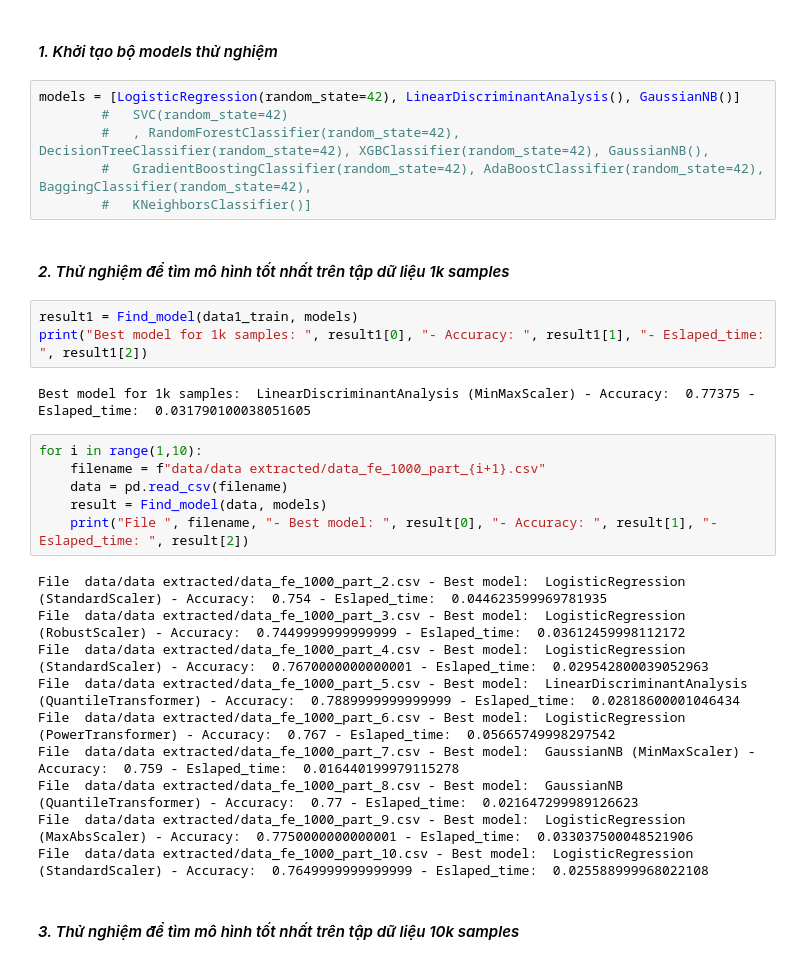
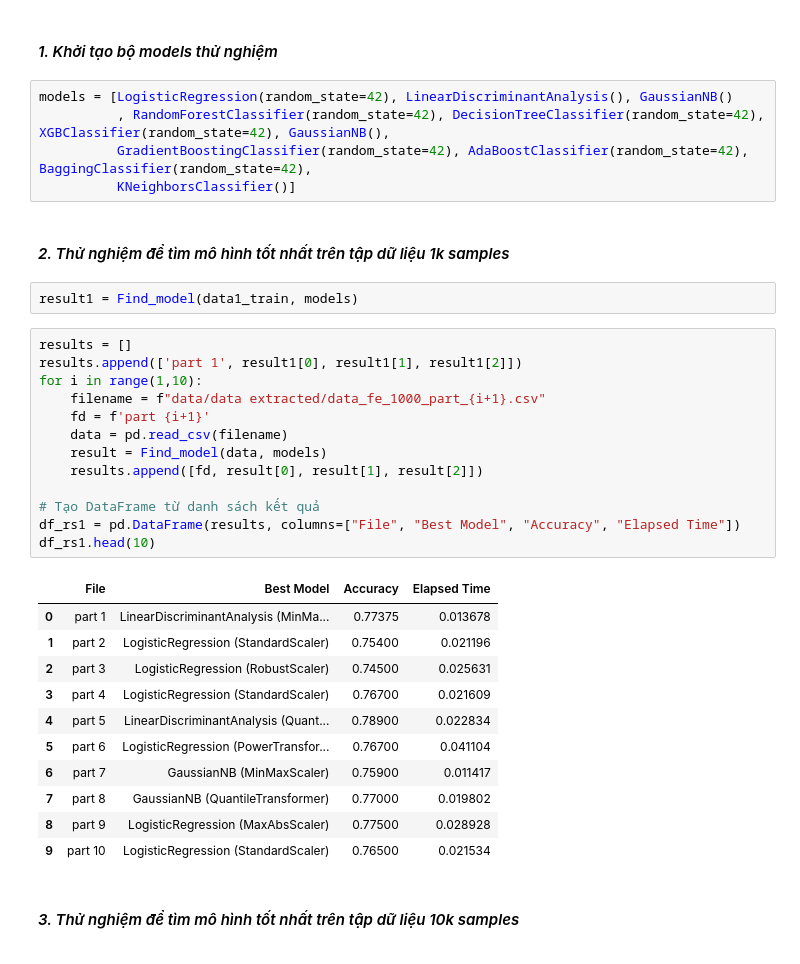
Before and after one commit to trucni2005/LeagueOfLegendsWinRatePredictorAt15, a Jupyter notebook: data_processing.ipynb, the cells around one changed output. Cells and saved outputs as stored; diff of their text form.

```diff
--- a/data_processing.ipynb
+++ b/data_processing.ipynb
@@ -123,34 +123,39 @@ def Find_model(data, models):
 # %% [markdown]
 #### *1. Khởi tạo bộ models thử nghiệm*
 # %%
-models = [LogisticRegression(random_state=42), LinearDiscriminantAnalysis(), GaussianNB()]
-        #   SVC(random_state=42)
-        #   , RandomForestClassifier(random_state=42), DecisionTreeClassifier(random_state=42), XGBClassifier(random_state=42), GaussianNB(),
-        #   GradientBoostingClassifier(random_state=42), AdaBoostClassifier(random_state=42), BaggingClassifier(random_state=42),
-        #   KNeighborsClassifier()]
+models = [LogisticRegression(random_state=42), LinearDiscriminantAnalysis(), GaussianNB()
+          , RandomForestClassifier(random_state=42), DecisionTreeClassifier(random_state=42), XGBClassifier(random_state=42), GaussianNB(),
+          GradientBoostingClassifier(random_state=42), AdaBoostClassifier(random_state=42), BaggingClassifier(random_state=42),
+          KNeighborsClassifier()]
 # %% [markdown]
 #### *2. Thử nghiệm để tìm mô hình tốt nhất trên tập dữ liệu 1k samples*
-# %%
-result1 = Find_model(data1_train, models)
-print("Best model for 1k samples: ", result1[0], "- Accuracy: ", result1[1], "- Eslaped_time: ", result1[2])
-# %% [output]
-Best model for 1k samples:  LinearDiscriminantAnalysis (MinMaxScaler) - Accuracy:  0.77375 - Eslaped_time:  0.031790100038051605
+# %%
+result1 = Find_model(data1_train, models)
 # %%
+results = []
+results.append(['part 1', result1[0], result1[1], result1[2]])
 for i in range(1,10):
     filename = f"data/data extracted/data_fe_1000_part_{i+1}.csv"
+    fd = f'part {i+1}'
     data = pd.read_csv(filename)
     result = Find_model(data, models)
-    print("File ", filename, "- Best model: ", result[0], "- Accuracy: ", result[1], "- Eslaped_time: ", result[2])
+    results.append([fd, result[0], result[1], result[2]])
+
+# Tạo DataFrame từ danh sách kết quả
+df_rs1 = pd.DataFrame(results, columns=["File", "Best Model", "Accuracy", "Elapsed Time"])
+df_rs1.head(10)
 # %% [output]
-File  data/data extracted/data_fe_1000_part_2.csv - Best model:  LogisticRegression (StandardScaler) - Accuracy:  0.754 - Eslaped_time:  0.044623599969781935
-File  data/data extracted/data_fe_1000_part_3.csv - Best model:  LogisticRegression (RobustScaler) - Accuracy:  0.7449999999999999 - Eslaped_time:  0.03612459998112172
-File  data/data extracted/data_fe_1000_part_4.csv - Best model:  LogisticRegression (StandardScaler) - Accuracy:  0.7670000000000001 - Eslaped_time:  0.029542800039052963
-File  data/data extracted/data_fe_1000_part_5.csv - Best model:  LinearDiscriminantAnalysis (QuantileTransformer) - Accuracy:  0.7889999999999999 - Eslaped_time:  0.02818600001046434
-File  data/data extracted/data_fe_1000_part_6.csv - Best model:  LogisticRegression (PowerTransformer) - Accuracy:  0.767 - Eslaped_time:  0.05665749998297542
-File  data/data extracted/data_fe_1000_part_7.csv - Best model:  GaussianNB (MinMaxScaler) - Accuracy:  0.759 - Eslaped_time:  0.016440199979115278
-File  data/data extracted/data_fe_1000_part_8.csv - Best model:  GaussianNB (QuantileTransformer) - Accuracy:  0.77 - Eslaped_time:  0.021647299989126623
-File  data/data extracted/data_fe_1000_part_9.csv - Best model:  LogisticRegression (MaxAbsScaler) - Accuracy:  0.7750000000000001 - Eslaped_time:  0.033037500048521906
-File  data/data extracted/data_fe_1000_part_10.csv - Best model:  LogisticRegression (StandardScaler) - Accuracy:  0.7649999999999999 - Eslaped_time:  0.025588999968022108
+|  | File | Best Model | Accuracy | Elapsed Time |
+| 0 | part 1 | LinearDiscriminantAnalysis (MinMa... | 0.77375 | 0.013678 |
+| 1 | part 2 | LogisticRegression (StandardScaler) | 0.75400 | 0.021196 |
+| 2 | part 3 | LogisticRegression (RobustScaler) | 0.74500 | 0.025631 |
+| 3 | part 4 | LogisticRegression (StandardScaler) | 0.76700 | 0.021609 |
+| 4 | part 5 | LinearDiscriminantAnalysis (Quant... | 0.78900 | 0.022834 |
+| 5 | part 6 | LogisticRegression (PowerTransfor... | 0.76700 | 0.041104 |
+| 6 | part 7 | GaussianNB (MinMaxScaler) | 0.75900 | 0.011417 |
+| 7 | part 8 | GaussianNB (QuantileTransformer) | 0.77000 | 0.019802 |
+| 8 | part 9 | LogisticRegression (MaxAbsScaler) | 0.77500 | 0.028928 |
+| 9 | part 10 | LogisticRegression (StandardScaler) | 0.76500 | 0.021534 |
 # %% [markdown]
 #### *3. Thử nghiệm để tìm mô hình tốt nhất trên tập dữ liệu 10k samples*
 # %% [markdown]
```
Also changed, not shown: parts of 13 cells of this notebook, 1 other file.
